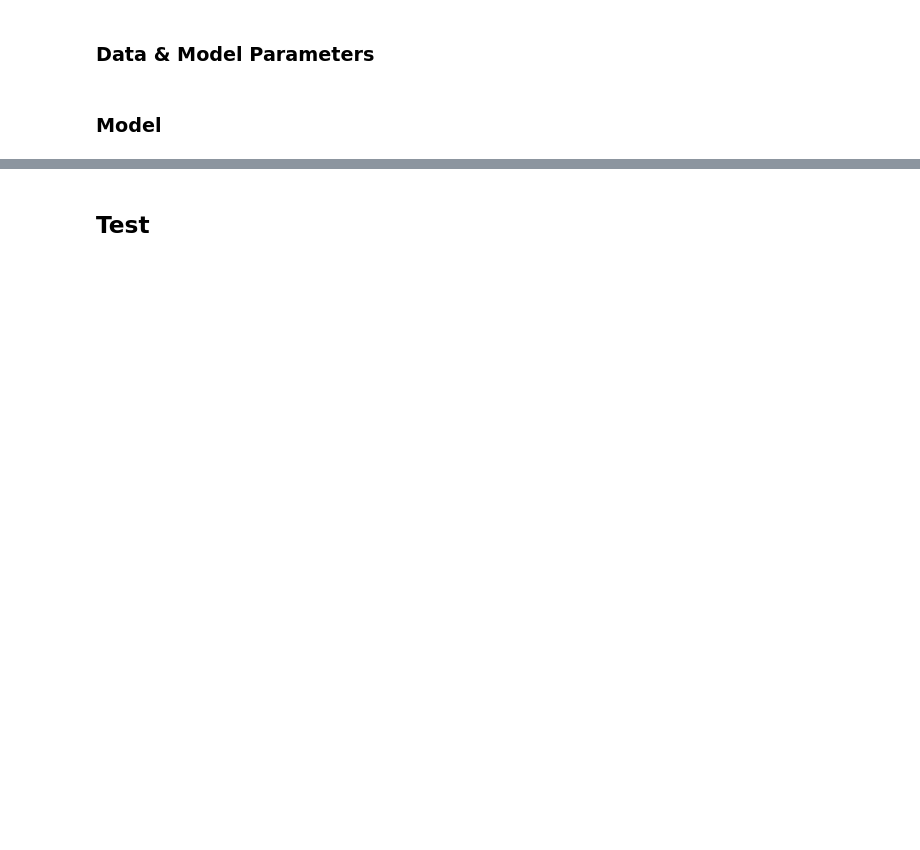
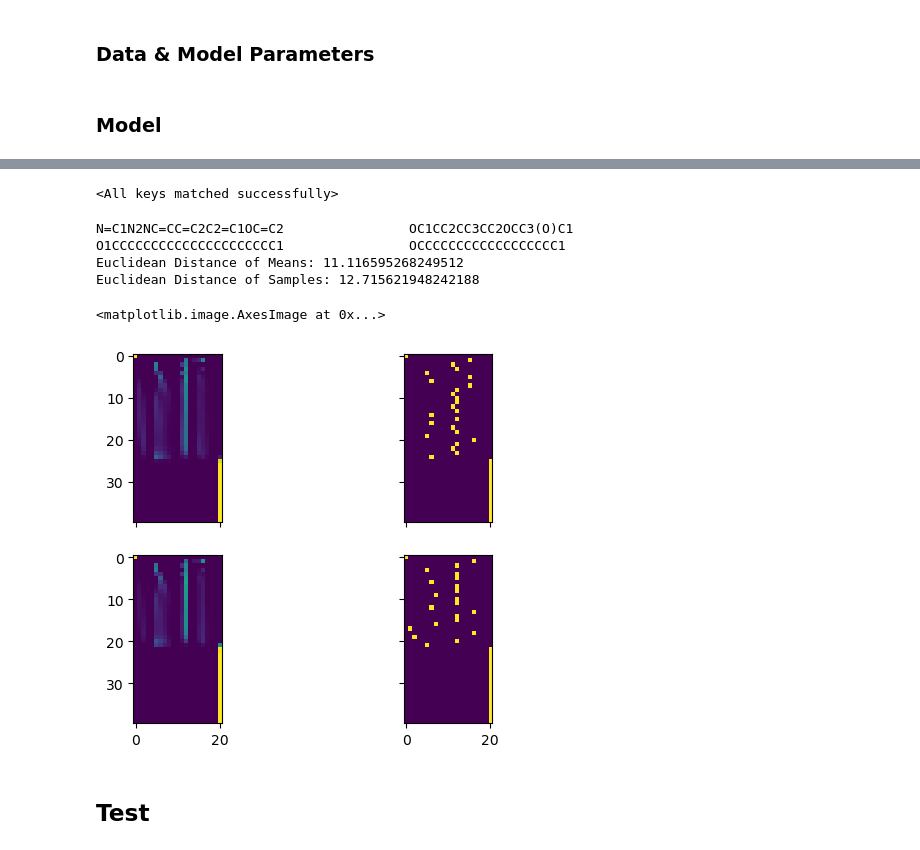
Before and after one commit to jshe2304/smilesVAE, a Jupyter notebook: ae.ipynb, the cells around one changed output, grey strips where cells are left out. Cells and saved outputs as stored; diff of their text form; code cells hidden in the pictures; blank space fills up the shorter version.

```diff
--- a/ae.ipynb
+++ b/ae.ipynb
@@ -54,4 +34,4 @@ return nn.utils.rnn.pack_padded_sequence(smiles_tensor, smiles_lengths, batch_fi
 # %% [markdown]
 ### Model
 # %%
-params = make_params(smiles=smiles, GRU_HIDDEN_DIM=256, LATENT_DIM=128)
+params = make_params(smiles=smiles, GRU_HIDDEN_DIM=512, LATENT_DIM=256)
@@ -58,6 +54,8 @@ params = make_params(smiles=smiles, GRU_HIDDEN_DIM=256, LATENT_DIM=128)
 # %%
 encoder = Encoder(params)
-encoder.load_state_dict(torch.load('weights/encoder_weights.pth'))
+encoder.load_state_dict(torch.load('weights-2/encoder_weights.pth'))
 
 decoder = Decoder(params)
-decoder.load_state_dict(torch.load('weights/decoder_weights.pth'))
+decoder.load_state_dict(torch.load('weights-2/decoder_weights.pth'))
+# %% [output]
+<All keys matched successfully>
@@ -70,7 +61,0 @@ y = to_one_hot(test_smile, params)
-# %%
-encoder = Encoder(params)
-
-z_mean, z_logvar, z = encoder(x)
-y_hat = decoder(z)
-
-plt.imshow(torch.softmax(y_hat, dim=2).squeeze(0).detach().numpy())
@@ -81,3 +62,35 @@ CE_loss(y_hat.transpose(1, 2), torch.argmax(x, dim=2))
+# %%
+s1, s2 = random.sample(smiles, 2)
+print(f'{s1}\t\t{s2}')
+
+s1 = to_one_hot(s1, params)
+s2 = to_one_hot(s2, params)
+
+mu1, logvar1, z1 = encoder(s1)
+mu2, logvar2, z2 = encoder(s2)
+
+s1_pred = decoder(z1)
+s2_pred = decoder(z2)
+
+print(f'{from_one_hot(s1_pred, params)[0]}\t\t{from_one_hot(s2_pred, params)[0]}')
+
+print(f"Euclidean Distance of Means: {float(torch.pow(torch.sum(torch.pow(mu1 - mu2, 2)), 0.5))}")
+print(f"Euclidean Distance of Samples: {float(torch.pow(torch.sum(torch.pow(z1 - z2, 2)), 0.5))}")
+
+fig, ((ax1, ax2), (ax3, ax4)) = plt.subplots(2, 2, sharex=True, sharey=True)
+
+ax1.imshow(torch.softmax(s1_pred, dim=2).squeeze(0).detach().numpy())
+ax2.imshow(torch.softmax(s1, dim=2).squeeze(0).detach().numpy())
+
+ax3.imshow(torch.softmax(s2_pred, dim=2).squeeze(0).detach().numpy())
+ax4.imshow(torch.softmax(s2, dim=2).squeeze(0).detach().numpy())
+# %% [output]
+N=C1N2NC=CC=C2C2=C1OC=C2                OC1CC2CC3CC2OCC3(O)C1
+O1CCCCCCCCCCCCCCCCCCCCC1                OCCCCCCCCCCCCCCCCCC1
+Euclidean Distance of Means: 11.116595268249512
+Euclidean Distance of Samples: 12.715621948242188
+<matplotlib.image.AxesImage at 0x...>
+[figure, added]
 # %% [markdown]
 ## Test
 # %%
```
Also changed, not shown: parts of 9 cells of this notebook, 21 other files.
